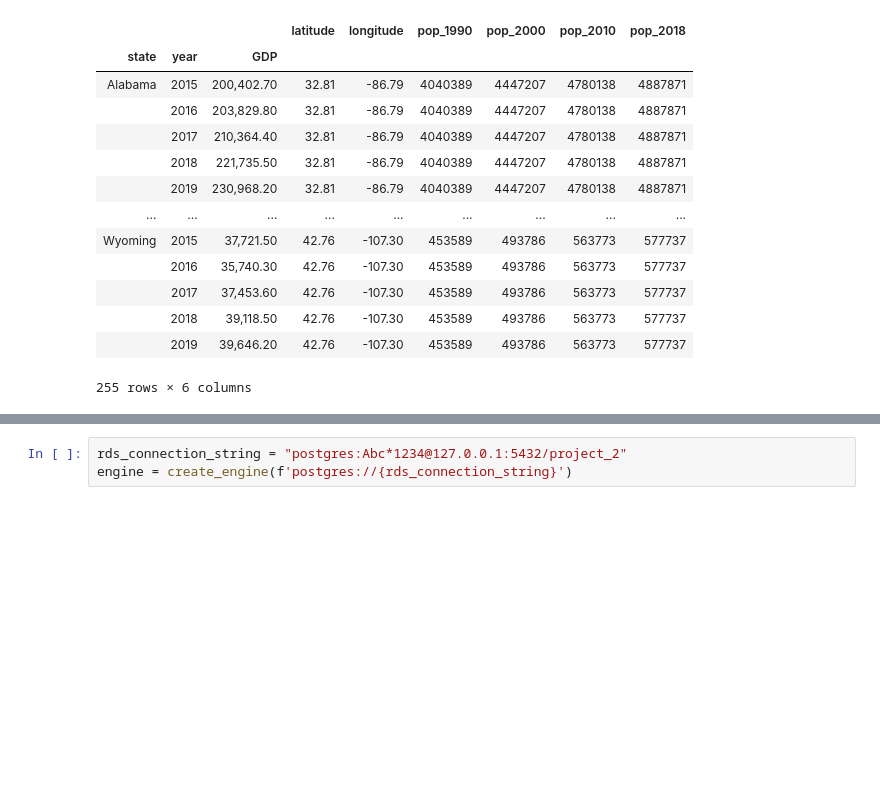
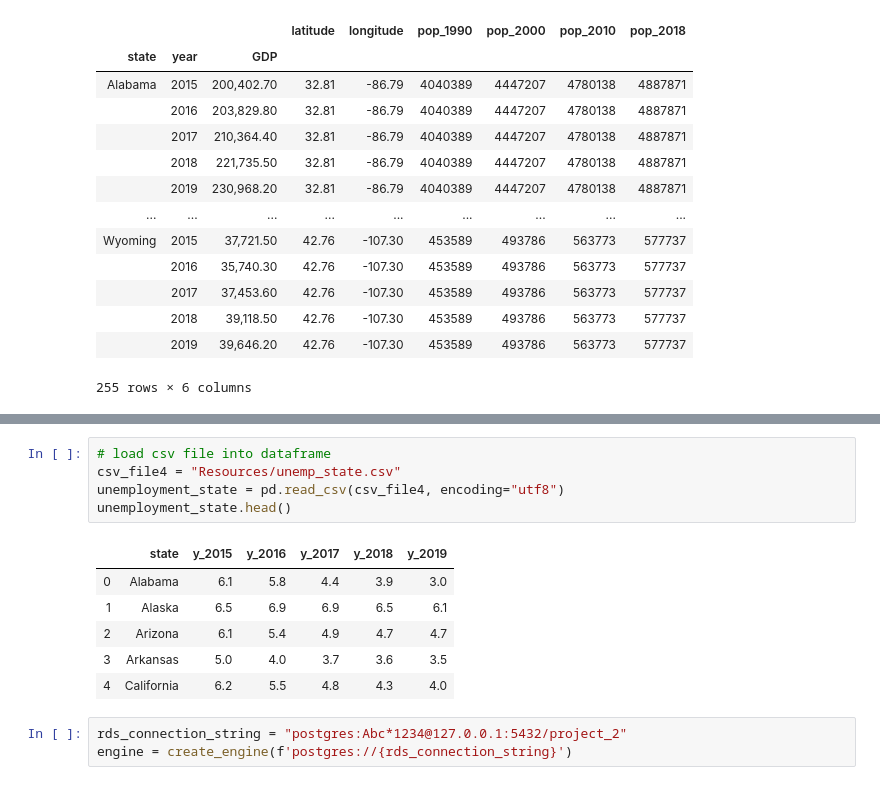
Before and after one commit to Shahidmumtaz/project_2, a Jupyter notebook: db/project_2.ipynb, the cells around one changed output, grey strips where cells are left out. Cells and saved outputs as stored; diff of their text form; blank space fills up the shorter version.

```diff
--- a/db/project_2.ipynb
+++ b/db/project_2.ipynb
@@ -284,3 +284,15 @@ final_data.round(decimals=2)
+# %%
+# load csv file into dataframe
+csv_file4 = "Resources/unemp_state.csv"
+unemployment_state = pd.read_csv(csv_file4, encoding="utf8")
+unemployment_state.head()
+# %% [output]
+|  | state | y_2015 | y_2016 | y_2017 | y_2018 | y_2019 |
+| 0 | Alabama | 6.1 | 5.8 | 4.4 | 3.9 | 3.0 |
+| 1 | Alaska | 6.5 | 6.9 | 6.9 | 6.5 | 6.1 |
+| 2 | Arizona | 6.1 | 5.4 | 4.9 | 4.7 | 4.7 |
+| 3 | Arkansas | 5.0 | 4.0 | 3.7 | 3.6 | 3.5 |
+| 4 | California | 6.2 | 5.5 | 4.8 | 4.3 | 4.0 |
 # %%
 rds_connection_string = "postgres:Abc*1234@127.0.0.1:5432/project_2"
 engine = create_engine(f'postgres://{rds_connection_string}')
```
Also changed, not shown: parts of 9 cells of this notebook, 2 other files.
